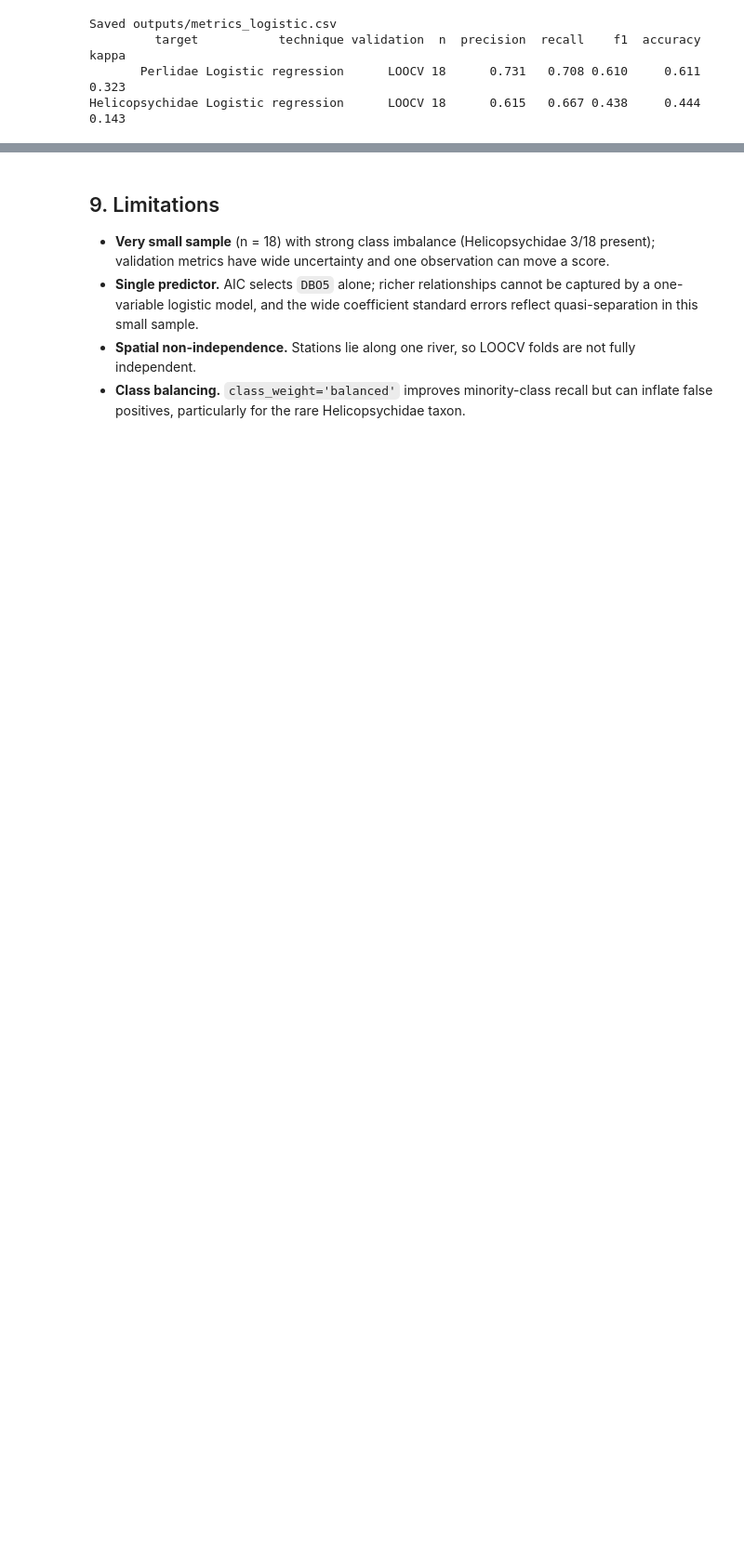
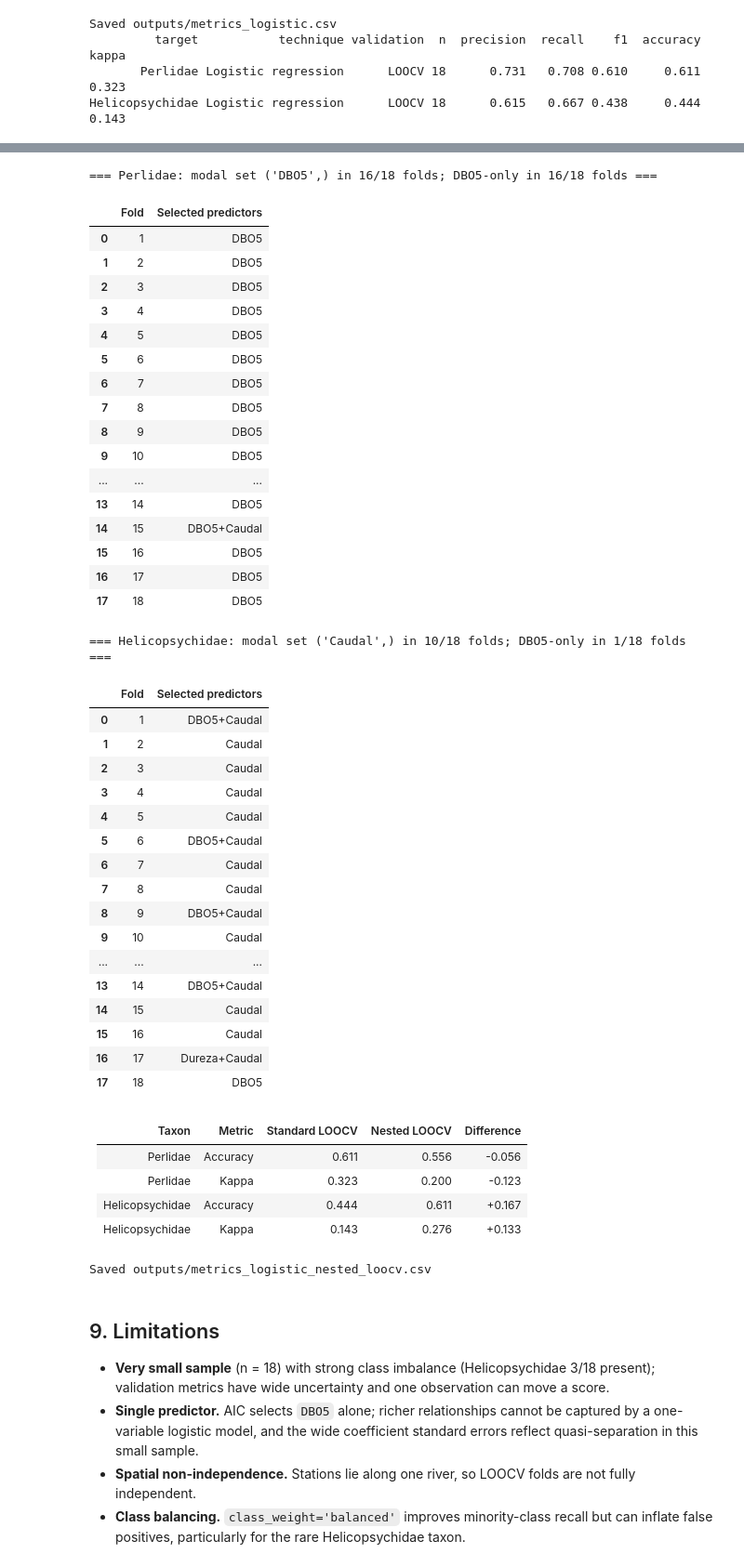
Before and after one commit to saulo1112/cali-river-biomonitoring, a Jupyter notebook: notebooks/02_logistic_regression/02_logistic_regression.ipynb, the cells around one changed output, grey strips where cells are left out. Shown at 93% size. Drawn from its saved outputs; the diff is of its cells as text; code cells hidden in the pictures; blank space fills up the shorter version.

```diff
--- a/notebooks/02_logistic_regression/02_logistic_regression.ipynb
+++ b/notebooks/02_logistic_regression/02_logistic_regression.ipynb
@@ -262,3 +318,79 @@ Helicopsychidae Logistic regression      LOOCV 18      0.615   0.667 0.438     0
+# %%
+# Predictor stability per fold and nested-vs-standard metric comparison
+def met(yt, yp):
+    # Macro precision/recall/F1, accuracy and Cohen's kappa for binary predictions
+    p, r, f, _ = precision_recall_fscore_support(yt, yp, labels=[0, 1], average='macro', zero_division=0)
+    return dict(precision=p, recall=r, f1=f, accuracy=accuracy_score(yt, yp),
+                kappa=cohen_kappa_score(yt, yp))
+
+rows_out = []
+lines = ['| Taxon | Metric | Standard LOOCV | Nested LOOCV | Difference |',
+         '|-------|--------|----------------|--------------|------------|']
+for taxon, y_col in [('Perlidae', 'Perlidae'), ('Helicopsychidae', 'Trichoptera')]:
+    std = met(loocv[taxon]['yt_val'], loocv[taxon]['yp_val'])      # standard LOOCV (DBO5 fixed)
+    nst = met(nested[taxon]['yt_val'], nested[taxon]['yp_val'])    # nested LOOCV (AIC per fold)
+    sel = nested[taxon]['sel']
+    mat = pd.DataFrame({'Fold': range(1, len(sel) + 1),
+                        'Selected predictors': ['+'.join(s) for s in sel]})
+    modal = Counter(tuple(s) for s in sel).most_common(1)[0]
+    dbo_only = sum(1 for s in sel if s == ['DBO5'])
+    print(f"=== {taxon}: modal set {modal[0]} in {modal[1]}/{len(sel)} folds; "
+          f"DBO5-only in {dbo_only}/{len(sel)} folds ===")
+    display(mat)
+    for m in ['accuracy', 'kappa']:
+        lines.append(f"| {taxon} | {m.capitalize()} | {std[m]:.3f} | {nst[m]:.3f} | {nst[m] - std[m]:+.3f} |")
+    rows_out.append({'target': taxon, 'technique': 'Logistic regression', 'validation': 'Nested LOOCV',
+                     'n': 18, 'precision': round(nst['precision'], 3), 'recall': round(nst['recall'], 3),
+                     'f1': round(nst['f1'], 3), 'accuracy': round(nst['accuracy'], 3),
+                     'kappa': round(nst['kappa'], 3), 'modal_predictors': '+'.join(modal[0]),
+                     'predictor_stability': f"{modal[1]}/{len(sel)}"})
+display(Markdown('\n'.join(lines)))
+pd.DataFrame(rows_out).to_csv("../../outputs/metrics_logistic_nested_loocv.csv", index=False)
+print("Saved outputs/metrics_logistic_nested_loocv.csv")
+# %% [output]
+=== Perlidae: modal set ('DBO5',) in 16/18 folds; DBO5-only in 16/18 folds ===
+|  | Fold | Selected predictors |
+| 0 | 1 | DBO5 |
+| 1 | 2 | DBO5 |
+| 2 | 3 | DBO5 |
+| 3 | 4 | DBO5 |
+| 4 | 5 | DBO5 |
+| 5 | 6 | DBO5 |
+| 6 | 7 | DBO5 |
+| 7 | 8 | DBO5 |
+| 8 | 9 | DBO5 |
+| 9 | 10 | DBO5 |
+| ... | ... | ... |
+| 13 | 14 | DBO5 |
+| 14 | 15 | DBO5+Caudal |
+| 15 | 16 | DBO5 |
+| 16 | 17 | DBO5 |
+| 17 | 18 | DBO5 |
+=== Helicopsychidae: modal set ('Caudal',) in 10/18 folds; DBO5-only in 1/18 folds ===
+|  | Fold | Selected predictors |
+| 0 | 1 | DBO5+Caudal |
+| 1 | 2 | Caudal |
+| 2 | 3 | Caudal |
+| 3 | 4 | Caudal |
+| 4 | 5 | Caudal |
+| 5 | 6 | DBO5+Caudal |
+| 6 | 7 | Caudal |
+| 7 | 8 | Caudal |
+| 8 | 9 | DBO5+Caudal |
+| 9 | 10 | Caudal |
+| ... | ... | ... |
+| 13 | 14 | DBO5+Caudal |
+| 14 | 15 | Caudal |
+| 15 | 16 | Caudal |
+| 16 | 17 | Dureza+Caudal |
+| 17 | 18 | DBO5 |
+| Taxon | Metric | Standard LOOCV | Nested LOOCV | Difference |
+|-------|--------|----------------|--------------|------------|
+| Perlidae | Accuracy | 0.611 | 0.556 | -0.056 |
+| Perlidae | Kappa | 0.323 | 0.200 | -0.123 |
+| Helicopsychidae | Accuracy | 0.444 | 0.611 | +0.167 |
+| Helicopsychidae | Kappa | 0.143 | 0.276 | +0.133 |
+Saved outputs/metrics_logistic_nested_loocv.csv
 # %% [markdown]
 ## 9. Limitations
 
```
Also changed, not shown: parts of 2 cells of this notebook, 22 other files.
